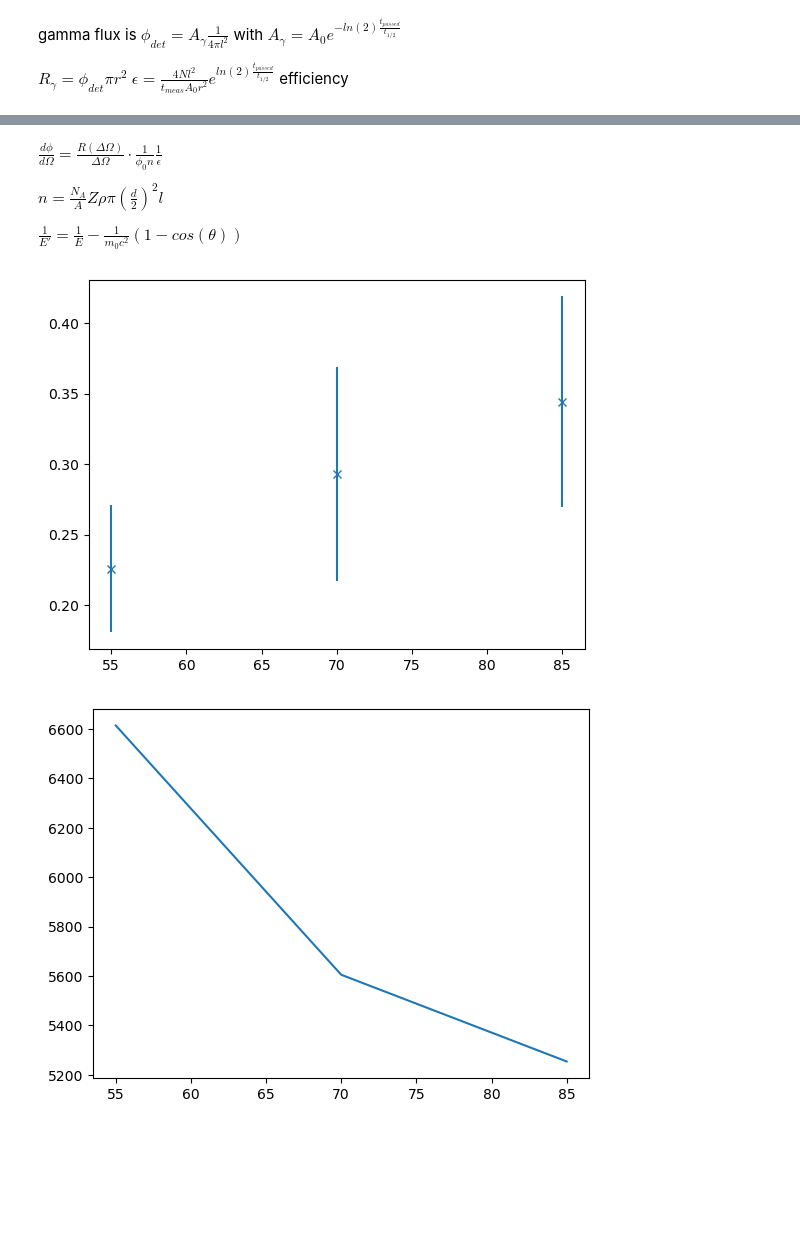
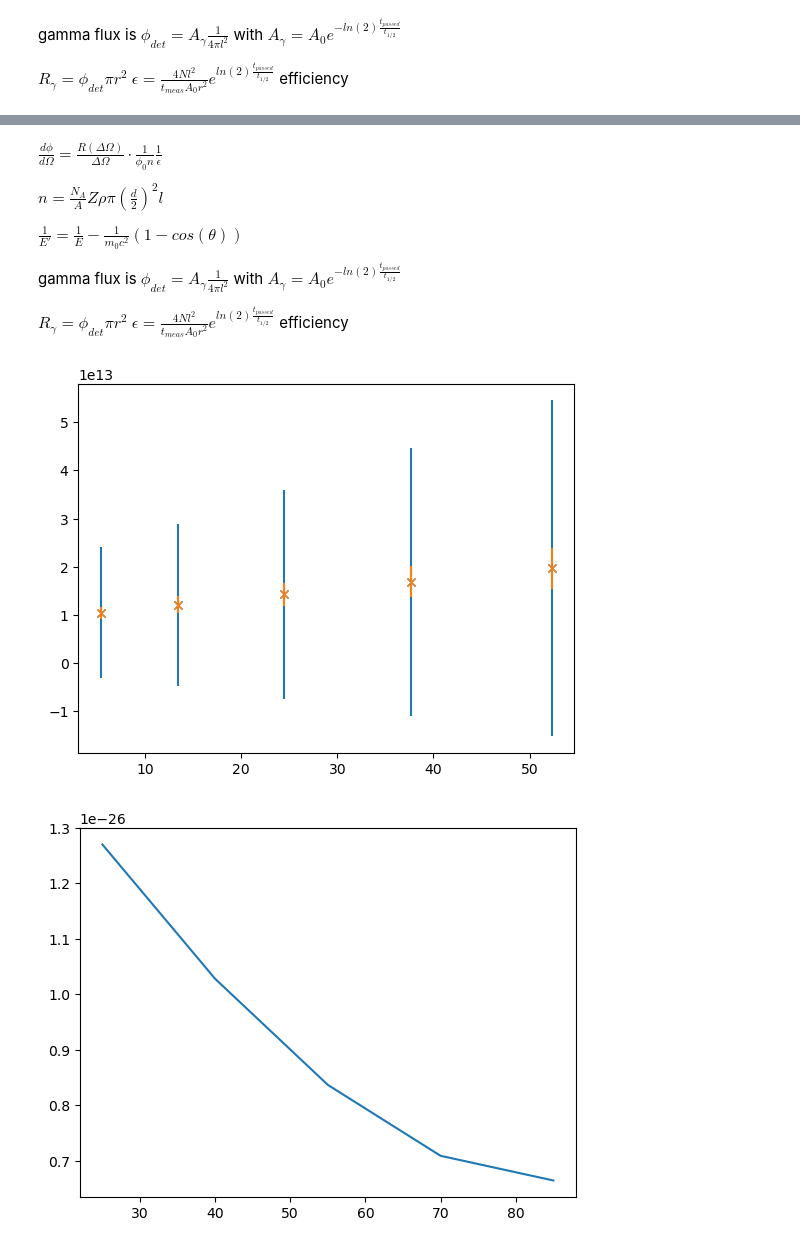
Before and after one commit to HerbertderGrosse/P3, a Jupyter notebook: Compton/compton.ipynb, the cells around one changed output, grey strips where cells are left out. Drawn from its saved outputs; the diff is of its cells as text; code cells hidden in the pictures; blank space fills up the shorter version.

Commit message:
function for energy conversion and wirkungsquerschnitt

```diff
--- a/Compton/compton.ipynb
+++ b/Compton/compton.ipynb
@@ -200,24 +251,32 @@ done
 # %%
 
 energy_list=[]
+energy2_list=[]
+
 event_list=[]
 
 labellist=[85,70,55,40,25]
-fit_list=[[300, 400 ], [400, 500 ], [500, 700 ], [500, 700 ], [500, 700 ],]
+fit_list=[[300, 400 ], [400, 500 ], [500, 700 ], [600, 700 ], [700, 800 ]]
 for i in range(0,len(target_list)):
+
     plt.plot(convertChannel((target_list[i][1])[:-1]),  (target_list[i][0]-background_list[i][0]), label="angle "+str(labellist[i])+"°" )
-    plt.legend()
     bin_centers,n1=(target_list[i][1])[:-1],  (target_list[i][0]-background_list[i][0]),
-    x,y,z=gauss_fit(bin_centers,n1, fit_list[i][0], fit_list[i][1], func=convertChannel)
-    energy=u.ufloat(convertChannel(x,True).n,convertChannel(x,True).s+convertChannel(y))
+    x,y,z=gauss_fit(bin_centers,n1, fit_list[i][0], fit_list[i][1], func=convertChannel,label=False)
+    y=np.abs(y)
+    energy=u.ufloat(convertChannel(x,True).n,convertChannel(y))
+    energy2=u.ufloat(convertChannel(x,True).n,np.sqrt(convertChannel(x)))
+
     energy_list.append(energy)
+    energy2_list.append(energy2)
+
     print(convertChannel(x,True),convertChannel(y,True))
-    peak=integrate(bin_centers,n1,x,y,z,func=convertChannel)
+    peak=integrate(bin_centers,n1,x,y,z,func=convertChannel,label=False)
     event_list.append(peak)
 plt.grid(1)
+plt.legend()
 plt.xlim(0,0.8)
 plt.xlabel("energy [MeV]")
-plt.vlines(0.662,0,300)
+plt.vlines(0.662,0,300,label="energy at 0°")
 plt.ylabel("counts")
 
 plt.show()
@@ -232,22 +293,45 @@ $\frac{d\phi}{d\Omega}=\frac{R(\Delta \Omega)}{\Delta \Omega}\cdot \frac{1}{\phi
 $n= \frac{N_A}{A}Z \rho \pi \left ( \frac{d}{2} \right)^2 l$
 
 $\frac{1}{E'} = \frac{1}{E}-\frac{1}{m_0 c^2}(1-cos(\theta))$
+
+
+gamma flux is $\phi_{det}=A_\gamma\frac{1}{4 \pi l^2}$ with $A_\gamma=A_0 e^{-ln(2) \frac{t_{passed}}{t_{1/2}}}$
+
+$R_\gamma=\phi_{det} \pi r^2$
+$\epsilon = \frac{4N l^2}{t_{meas} A_0   r^2}e^{ln(2) \frac{t_{passed}}{t_{1/2}}}$
+efficiency
 # %%
+electron_charge = 1.60217663e-19
+rcp_energy_list=[1/(x*1e6*electron_charge) for x in energy_list]
+rcp_energy2_list=[1/(x*1e6*electron_charge) for x in energy2_list]
+
+
 def n(A, Z, rho, d, l):
     N_a = 1
     return N_a*Z*np.pi*rho*l*(d/2)**2/A
 def diff_cross_section(R, DO, phi, n, epsilon):
     return R/(DO*phi*n*epsilon)
 
-
-plt.errorbar(labellist[:3],[0.662 -x.n for x in energy_list], [x.s for x in energy_list], fmt="x")
+plt.errorbar((1-np.cos(np.array(labellist)*np.pi/180 ))/np.pi*180 ,[x.n for x in rcp_energy2_list], [x.s for x in rcp_energy2_list], fmt="x")
+plt.errorbar((1-np.cos(np.array(labellist)*np.pi/180 ))/np.pi*180 ,[x.n for x in rcp_energy_list], [x.s for x in rcp_energy_list], fmt="x")
 
 plt.show()
 
-plt.plot(labellist[:3],event_list)
+
+
+eff=0.00272
+Rate = np.array(event_list)/(300)
+del_om=np.pi*0.0252**2/0.208**2
+t_hal=30
+t_passed=2024.9-1971.5
+A_0=u.ufloat(1.54e6,0.09e6)
+n_el = 6.022e23*13/27*2.6989e3*np.pi*0.0254*3/4
+phi_0 = A_0.n*np.exp(-np.log(2)*t_passed/t_hal)
+plt.plot(labellist,diff_cross_section(Rate,del_om,phi_0,n_el,eff))
+
 
 plt.show()
 # %% [output]
-[figure, old version]
+[figure, new version]
-[figure, old version]
+[figure, new version]
 # %%
```
Also changed, not shown: parts of 6 cells of this notebook, 1 other file.
